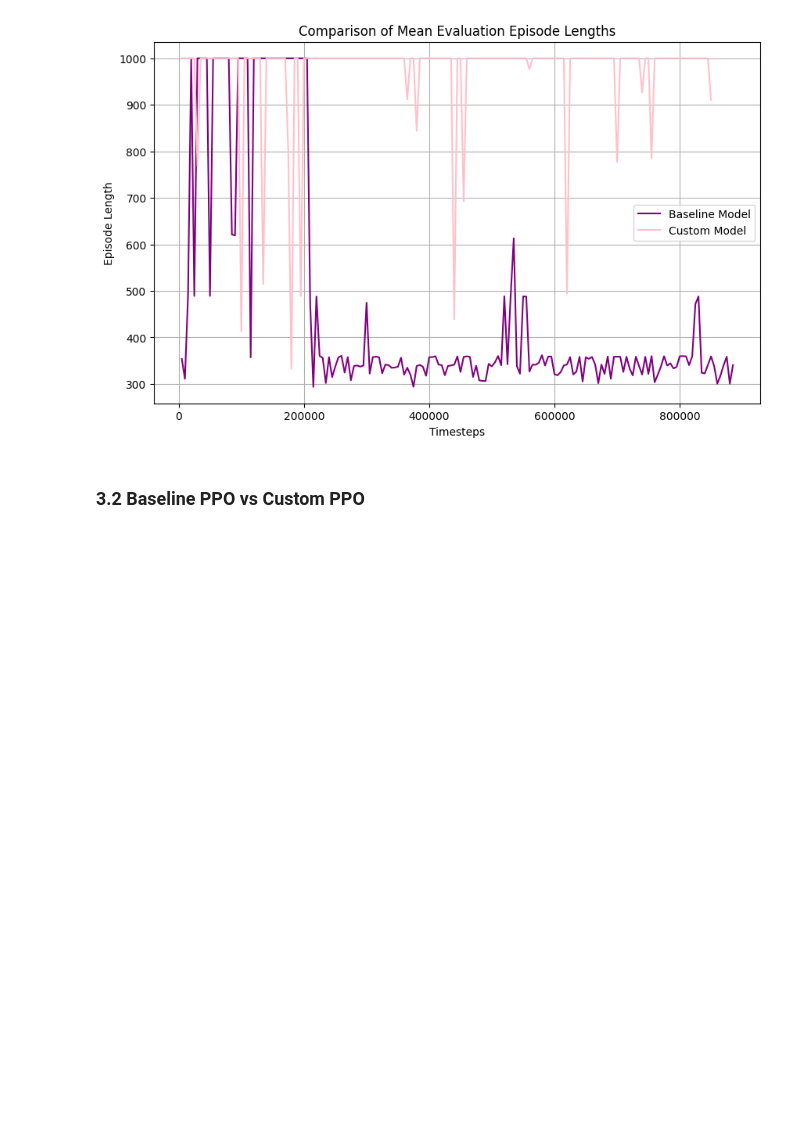
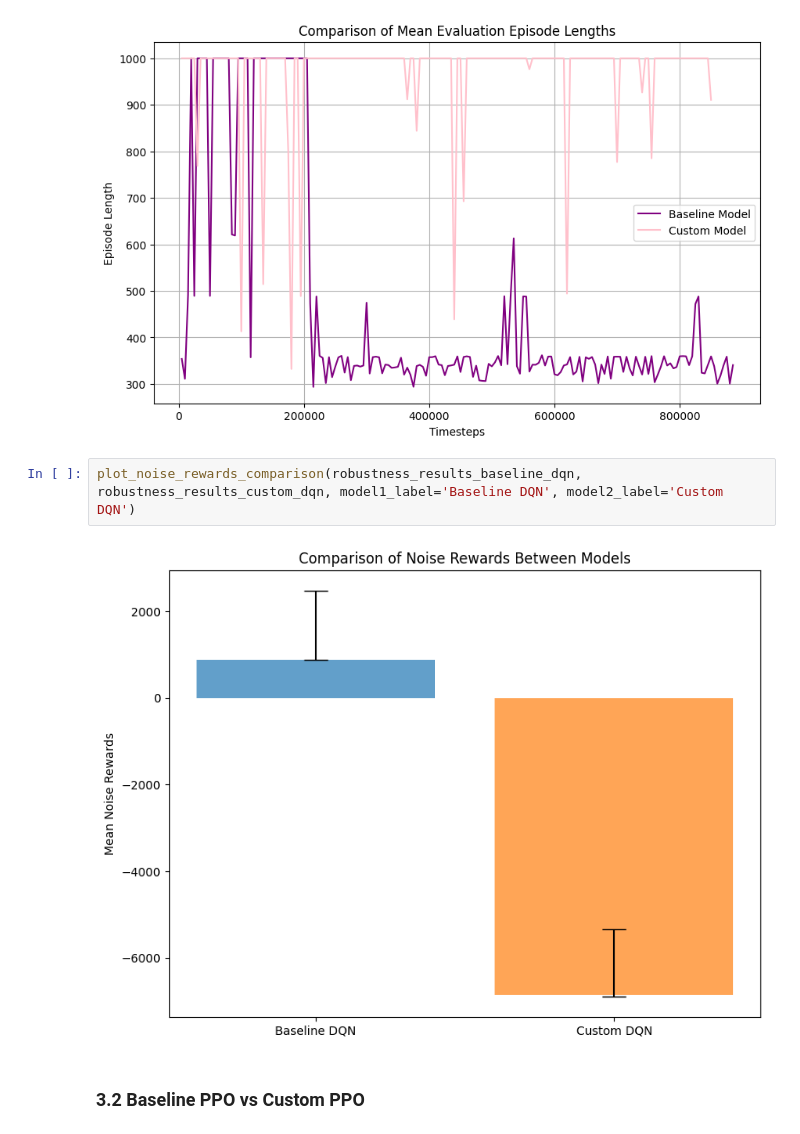
Before and after one commit to inesamorim/reinforcement-learning-with-gymnasium, a Jupyter notebook: main.ipynb, the cells around one changed output. Cells and saved outputs as stored; diff of their text form; blank space fills up the shorter version.

Commit message:
noise rewards

```diff
--- a/main.ipynb
+++ b/main.ipynb
@@ -663,6 +667,10 @@ compare_rewards(timesteps_baseline_dqn, timesteps_custom_dqn, results_baseline_d
 compare_episode_lengths(timesteps_baseline_dqn, timesteps_custom_dqn, ep_lengths_baseline_dqn, ep_lengths_custom_dqn)
 # %% [output]
 [figure]
+# %%
+plot_noise_rewards_comparison(robustness_results_baseline_dqn, robustness_results_custom_dqn, model1_label='Baseline DQN', model2_label='Custom DQN')
+# %% [output]
+[figure, added]
 # %% [markdown]
 ### 3.2 Baseline PPO vs Custom PPO
 # %%
```
Also changed, not shown: parts of 4 cells of this notebook, 1 other file.
